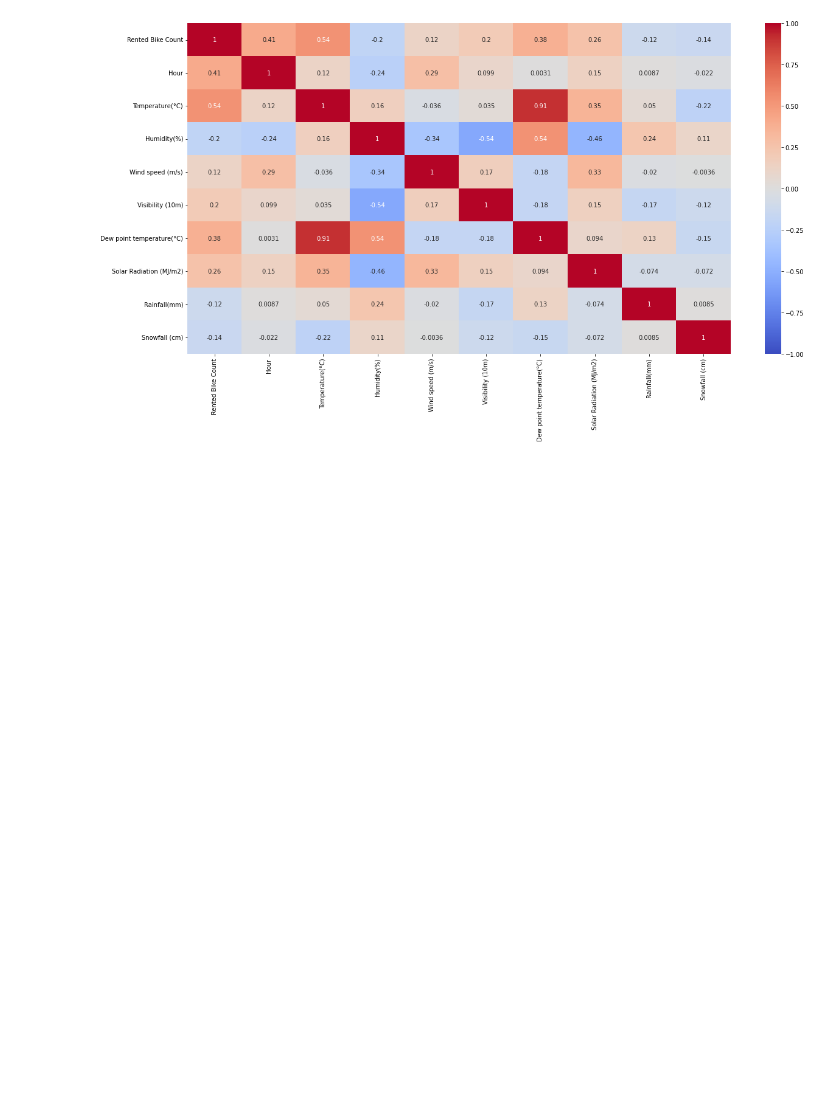
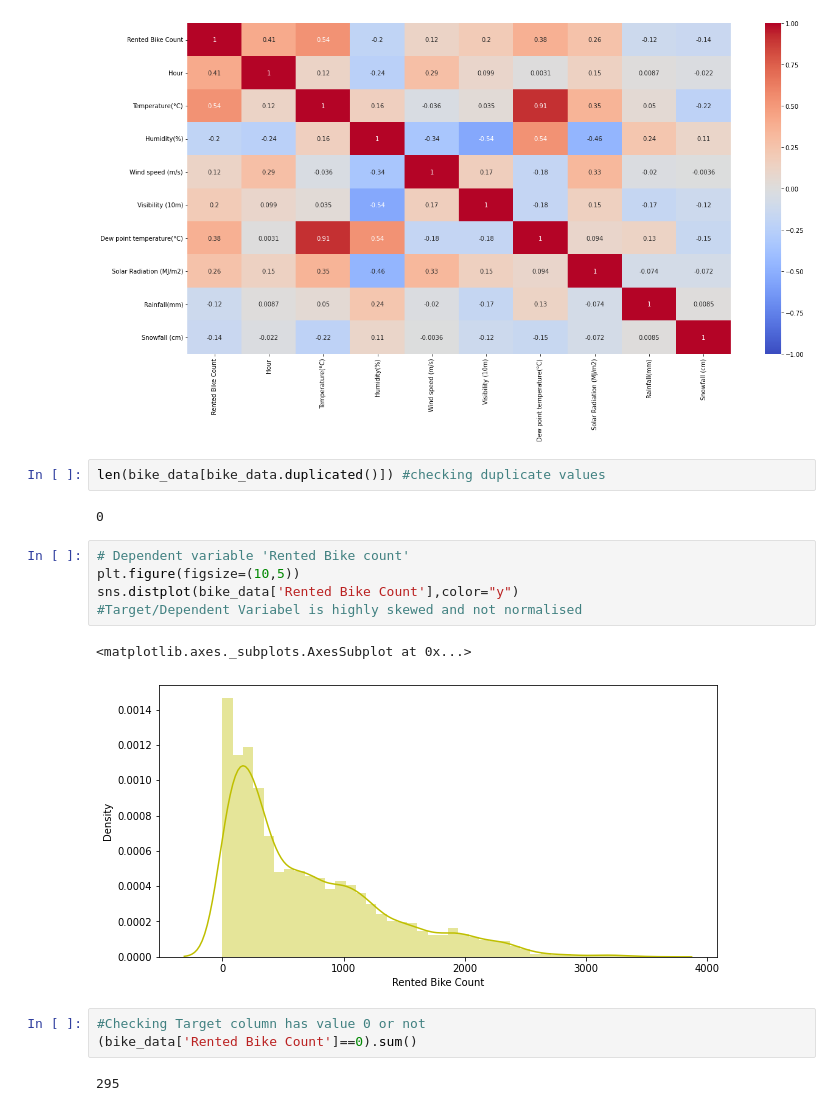
Before and after one commit to MiteshBhanushali/BikeSharingDemandPrediction, a Jupyter notebook: Copy_of_Bike_Sharing_Demand_Prediction_Capstone_Project.ipynb, the cells around one changed output. Cells and saved outputs as stored; diff of their text form; blank space fills up the shorter version.

```diff
--- a/Copy_of_Bike_Sharing_Demand_Prediction_Capstone_Project.ipynb
+++ b/Copy_of_Bike_Sharing_Demand_Prediction_Capstone_Project.ipynb
@@ -158,3 +158,20 @@ sns.heatmap(correlation_df,vmin=-1, cmap='coolwarm',annot=True)
 # %% [output]
 <matplotlib.axes._subplots.AxesSubplot at 0x...>
 [figure]
+# %%
+len(bike_data[bike_data.duplicated()]) #checking duplicate values
+# %% [output]
+0
+# %%
+# Dependent variable 'Rented Bike count'
+plt.figure(figsize=(10,5))
+sns.distplot(bike_data['Rented Bike Count'],color="y")
+#Target/Dependent Variabel is highly skewed and not normalised
+# %% [output]
+<matplotlib.axes._subplots.AxesSubplot at 0x...>
+[figure, added]
+# %%
+#Checking Target column has value 0 or not
+(bike_data['Rented Bike Count']==0).sum()
+# %% [output]
+295
```
Also changed, not shown: parts of 6 cells of this notebook.
